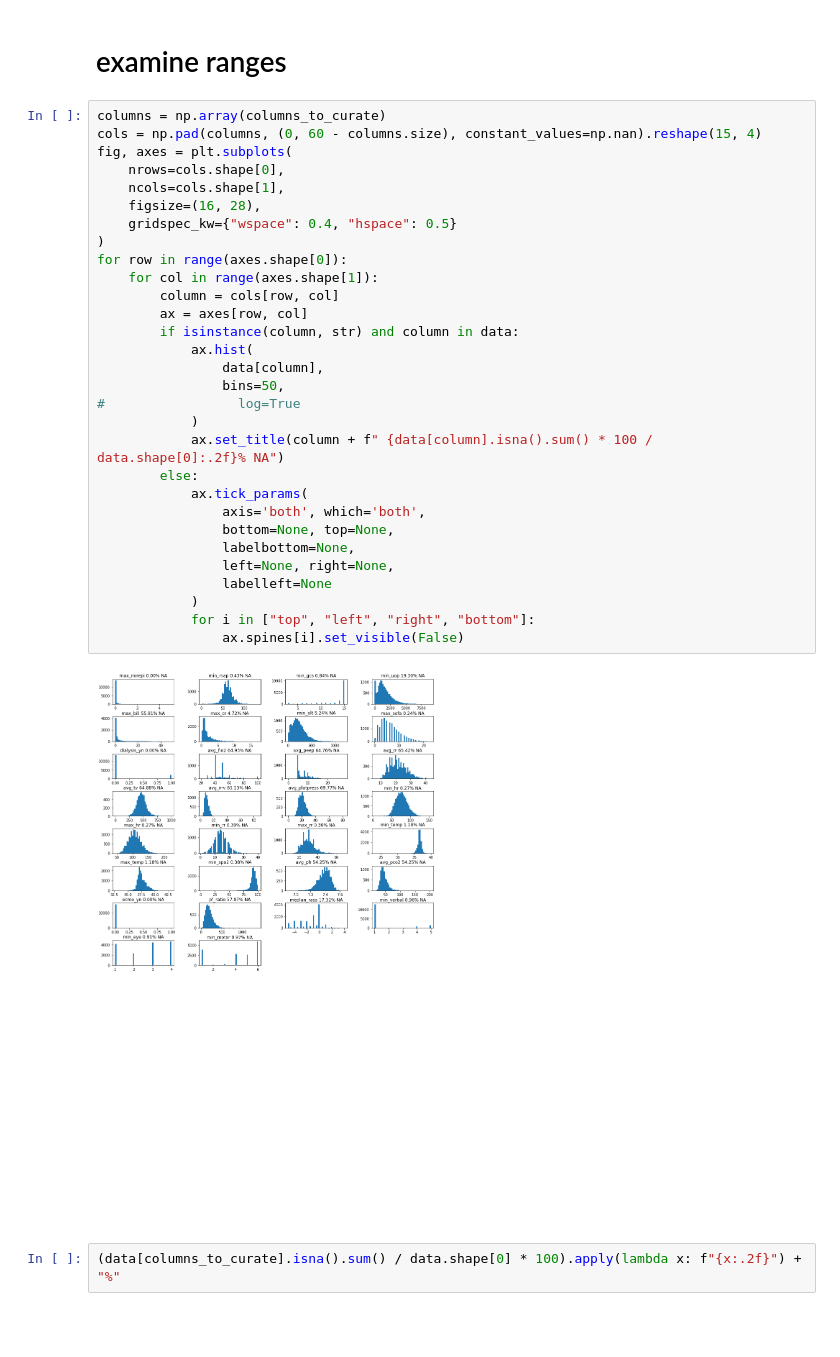
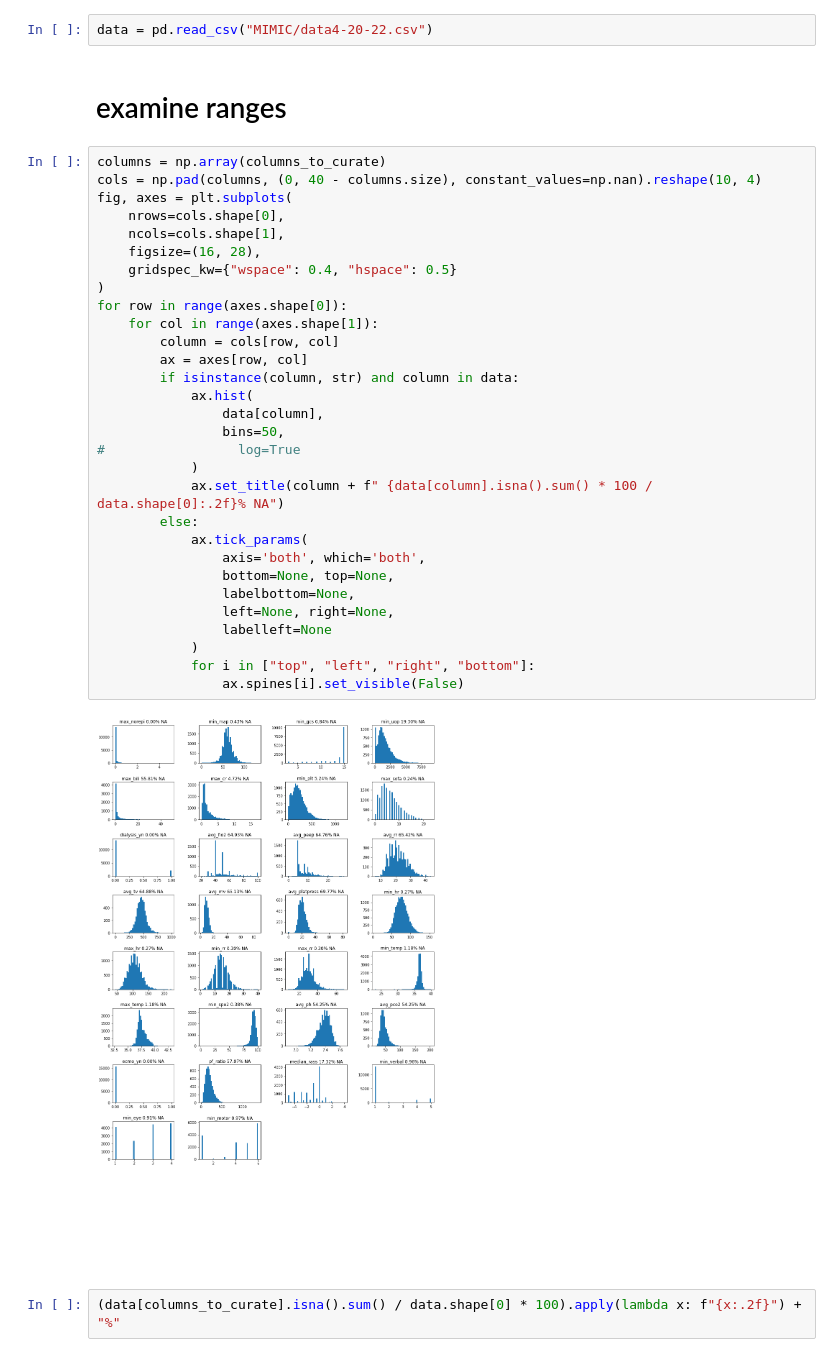
Before and after one commit to cloverbunny/mimic-iv, a Jupyter notebook: c17_cleaningdata_4_20_22.ipynb, the cells around one changed output. Saved outputs shown, nothing was run; the diff lists cells and outputs as text; blank space fills up the shorter version.

```diff
--- a/c17_cleaningdata_4_20_22.ipynb
+++ b/c17_cleaningdata_4_20_22.ipynb
@@ -128,40 +128,42 @@ columns_to_curate = [
 data = pt12
 # %%
 data.to_csv("MIMIC/data4-20-22.csv")
+# %%
+data = pd.read_csv("MIMIC/data4-20-22.csv")
 # %% [markdown]
 # examine ranges
 # %%
 columns = np.array(columns_to_curate)
-cols = np.pad(columns, (0, 60 - columns.size), constant_values=np.nan).reshape(15, 4)
+cols = np.pad(columns, (0, 40 - columns.size), constant_values=np.nan).reshape(10, 4)
 fig, axes = plt.subplots(
     nrows=cols.shape[0],
     ncols=cols.shape[1],
     figsize=(16, 28),
     gridspec_kw={"wspace": 0.4, "hspace": 0.5}
 )
 for row in range(axes.shape[0]):
     for col in range(axes.shape[1]):
         column = cols[row, col]
         ax = axes[row, col]
         if isinstance(column, str) and column in data:
             ax.hist(
                 data[column],
                 bins=50,
 #                 log=True
             )
             ax.set_title(column + f" {data[column].isna().sum() * 100 / data.shape[0]:.2f}% NA")
         else:
             ax.tick_params(
                 axis='both', which='both',
                 bottom=None, top=None,
                 labelbottom=None,
                 left=None, right=None,
                 labelleft=None
             )
             for i in ["top", "left", "right", "bottom"]:
                 ax.spines[i].set_visible(False)
 # %% [output]
-[figure, old version]
+[figure, new version]
 # %%
 (data[columns_to_curate].isna().sum() / data.shape[0] * 100).apply(lambda x: f"{x:.2f}") + "%"
 # %% [output]
```
Also changed, not shown: parts of 5 cells of this notebook.
